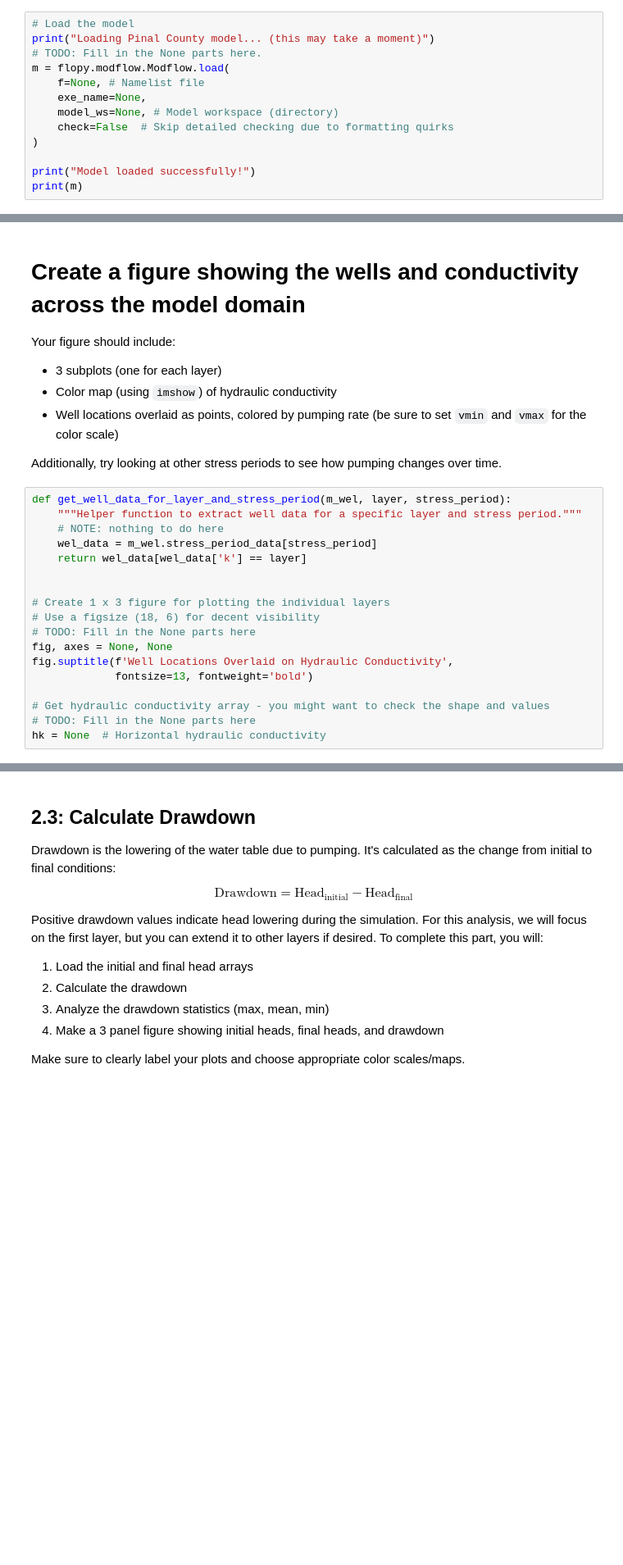
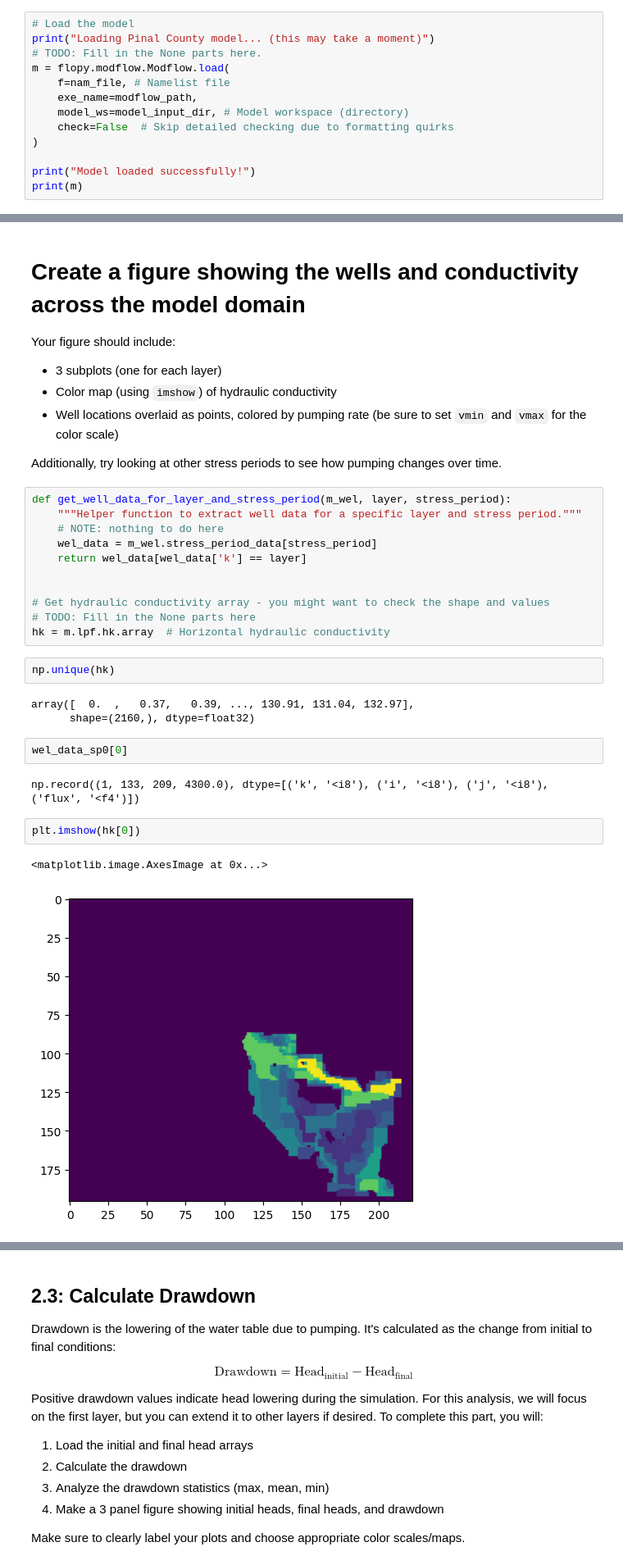
Before and after one commit to HWRS564-hydrogeologic-analysis/hwrs564a_course_materials_Askins, a Jupyter notebook: content_weekly/week_12/hw7/hw7_pinal_county_model.ipynb, the cells around one changed output, grey strips where cells are left out. Shown: that part at 82% size. Cells and saved outputs as stored; diff of their text form; blank space fills up the shorter version.

```diff
--- a/content_weekly/week_12/hw7/hw7_pinal_county_model.ipynb
+++ b/content_weekly/week_12/hw7/hw7_pinal_county_model.ipynb
@@ -66,9 +71,9 @@ nam_file = 'PM_AWS2019_SS25115.nam'
 print("Loading Pinal County model... (this may take a moment)")
 # TODO: Fill in the None parts here.
 m = flopy.modflow.Modflow.load(
-    f=None, # Namelist file
-    exe_name=None,
-    model_ws=None, # Model workspace (directory)
+    f=nam_file, # Namelist file
+    exe_name=modflow_path,
+    model_ws=model_input_dir, # Model workspace (directory)
     check=False  # Skip detailed checking due to formatting quirks
 )
 
@@ -118,14 +147,21 @@ def get_well_data_for_layer_and_stress_period(m_wel, layer, stress_period):
     return wel_data[wel_data['k'] == layer]
 
 
-# Create 1 x 3 figure for plotting the individual layers
-# Use a figsize (18, 6) for decent visibility
-# TODO: Fill in the None parts here
-fig, axes = None, None
-fig.suptitle(f'Well Locations Overlaid on Hydraulic Conductivity',
-             fontsize=13, fontweight='bold')
-
 # Get hydraulic conductivity array - you might want to check the shape and values
 # TODO: Fill in the None parts here
-hk = None  # Horizontal hydraulic conductivity
+hk = m.lpf.hk.array  # Horizontal hydraulic conductivity
+# %%
+np.unique(hk)
+# %% [output]
+array([  0.  ,   0.37,   0.39, ..., 130.91, 131.04, 132.97],
+      shape=(2160,), dtype=float32)
+# %%
+wel_data_sp0[0]
+# %% [output]
+np.record((1, 133, 209, 4300.0), dtype=[('k', '<i8'), ('i', '<i8'), ('j', '<i8'), ('flux', '<f4')])
+# %%
+plt.imshow(hk[0])
+# %% [output]
+<matplotlib.image.AxesImage at 0x...>
+[figure, added]
 # %%
```
Also changed, not shown: parts of 15 cells of this notebook.
